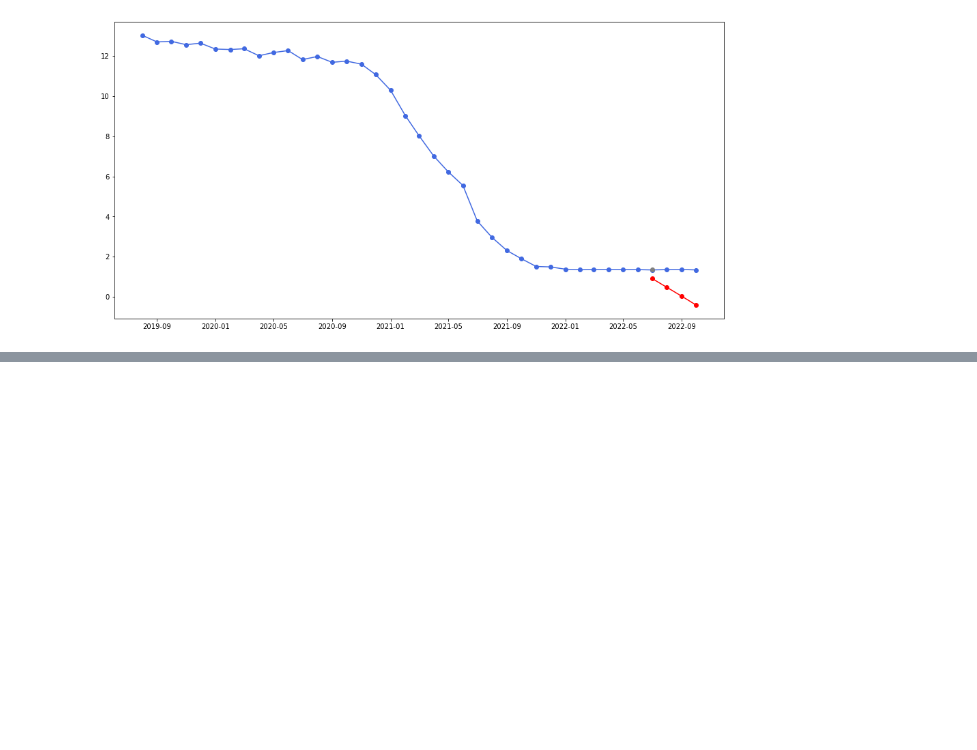
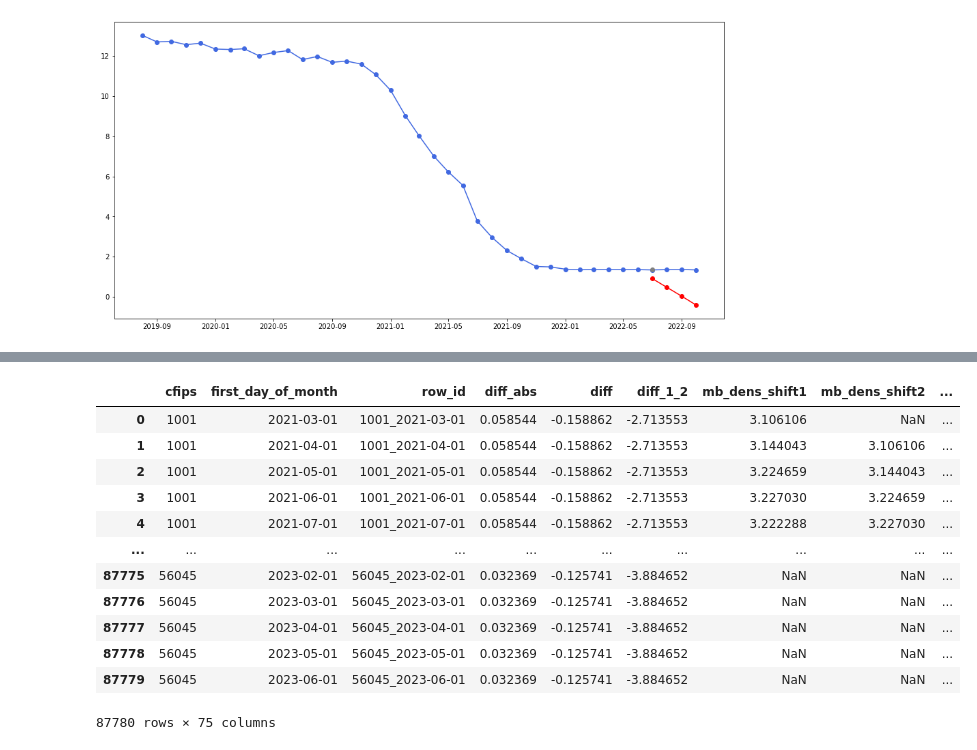
Before and after one commit to Occccn/kaggle-GoDaddy, a Jupyter notebook: notebook/trainEDA.ipynb, the cells around one changed output, grey strips where cells are left out. Cells and saved outputs as stored; diff of their text form; code cells hidden in the pictures; blank space fills up the shorter version.

```diff
--- a/notebook/trainEDA.ipynb
+++ b/notebook/trainEDA.ipynb
@@ -295,0 +467,16 @@ inf
+# %%
+mart
+# %% [output]
+|  | cfips | first_day_of_month | row_id | diff_abs | diff | diff_1_2 | mb_dens_shift1 | mb_dens_shift2 | ... |
+| 0 | 1001 | 2021-03-01 | 1001_2021-03-01 | 0.058544 | -0.158862 | -2.713553 | 3.106106 | NaN | ... |
+| 1 | 1001 | 2021-04-01 | 1001_2021-04-01 | 0.058544 | -0.158862 | -2.713553 | 3.144043 | 3.106106 | ... |
+| 2 | 1001 | 2021-05-01 | 1001_2021-05-01 | 0.058544 | -0.158862 | -2.713553 | 3.224659 | 3.144043 | ... |
+| 3 | 1001 | 2021-06-01 | 1001_2021-06-01 | 0.058544 | -0.158862 | -2.713553 | 3.227030 | 3.224659 | ... |
+| 4 | 1001 | 2021-07-01 | 1001_2021-07-01 | 0.058544 | -0.158862 | -2.713553 | 3.222288 | 3.227030 | ... |
+| ... | ... | ... | ... | ... | ... | ... | ... | ... | ... |
+| 87775 | 56045 | 2023-02-01 | 56045_2023-02-01 | 0.032369 | -0.125741 | -3.884652 | NaN | NaN | ... |
+| 87776 | 56045 | 2023-03-01 | 56045_2023-03-01 | 0.032369 | -0.125741 | -3.884652 | NaN | NaN | ... |
+| 87777 | 56045 | 2023-04-01 | 56045_2023-04-01 | 0.032369 | -0.125741 | -3.884652 | NaN | NaN | ... |
+| 87778 | 56045 | 2023-05-01 | 56045_2023-05-01 | 0.032369 | -0.125741 | -3.884652 | NaN | NaN | ... |
+| 87779 | 56045 | 2023-06-01 | 56045_2023-06-01 | 0.032369 | -0.125741 | -3.884652 | NaN | NaN | ... |
+87780 rows × 75 columns
```
Also changed, not shown: parts of 23 cells of this notebook, 5 other files.
